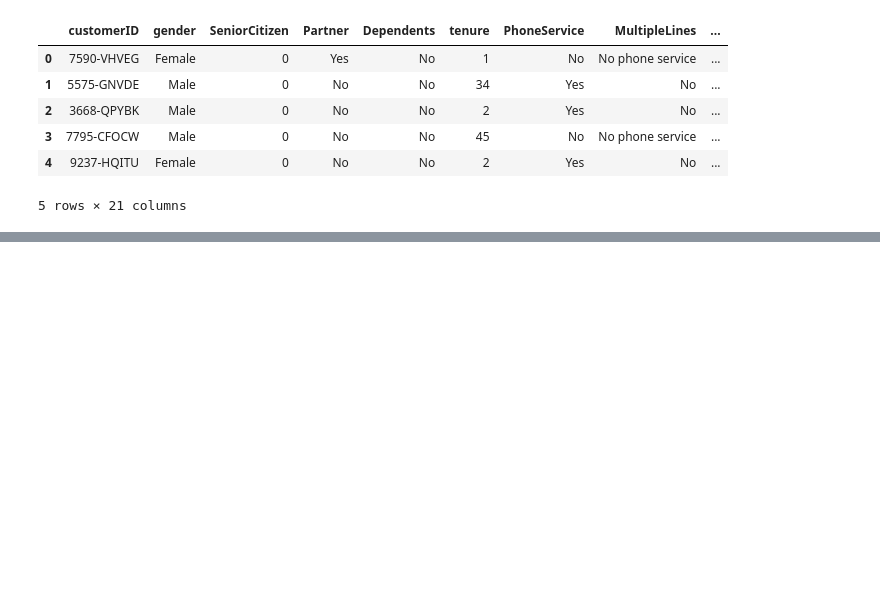
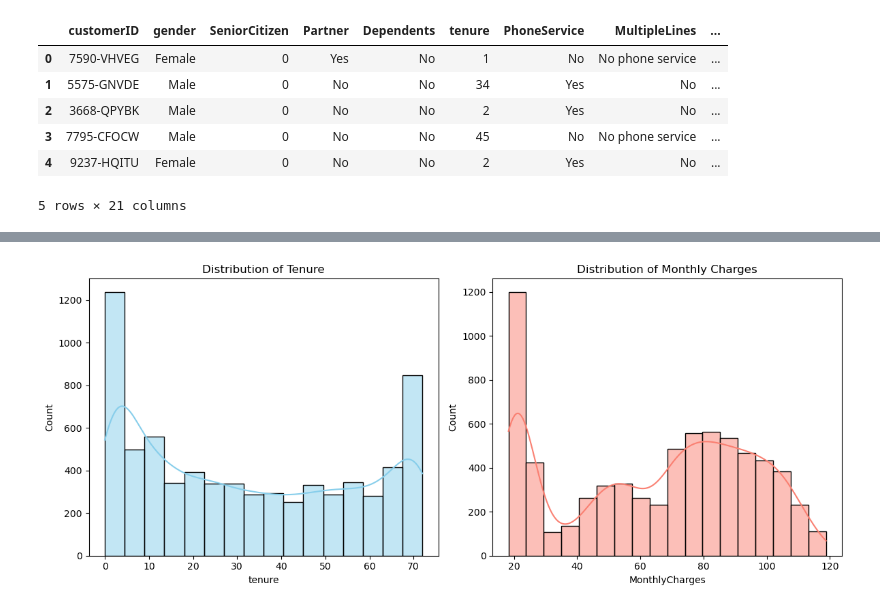
Before and after one commit to Prajwal518/Customer_Churn, a Jupyter notebook: Main.ipynb, the cells around one changed output, grey strips where cells are left out. Drawn from its saved outputs; the diff is of its cells as text; code cells hidden in the pictures; blank space fills up the shorter version.

```diff
--- a/Main.ipynb
+++ b/Main.ipynb
@@ -39,0 +88,11 @@ df['TotalCharges'] = pd.to_numeric(df['TotalCharges'], errors='coerce')
+# %%
+fig, ax = plt.subplots(1, 2, figsize=(12, 5))
+sns.histplot(df['tenure'], kde=True, ax=ax[0], color='skyblue')
+ax[0].set_title('Distribution of Tenure')
+
+sns.histplot(df['MonthlyCharges'], kde=True, ax=ax[1], color='salmon')
+ax[1].set_title('Distribution of Monthly Charges')
+plt.tight_layout()
+plt.show()
+# %% [output]
+[figure, added]
```
Also changed, not shown: parts of 10 cells of this notebook.
